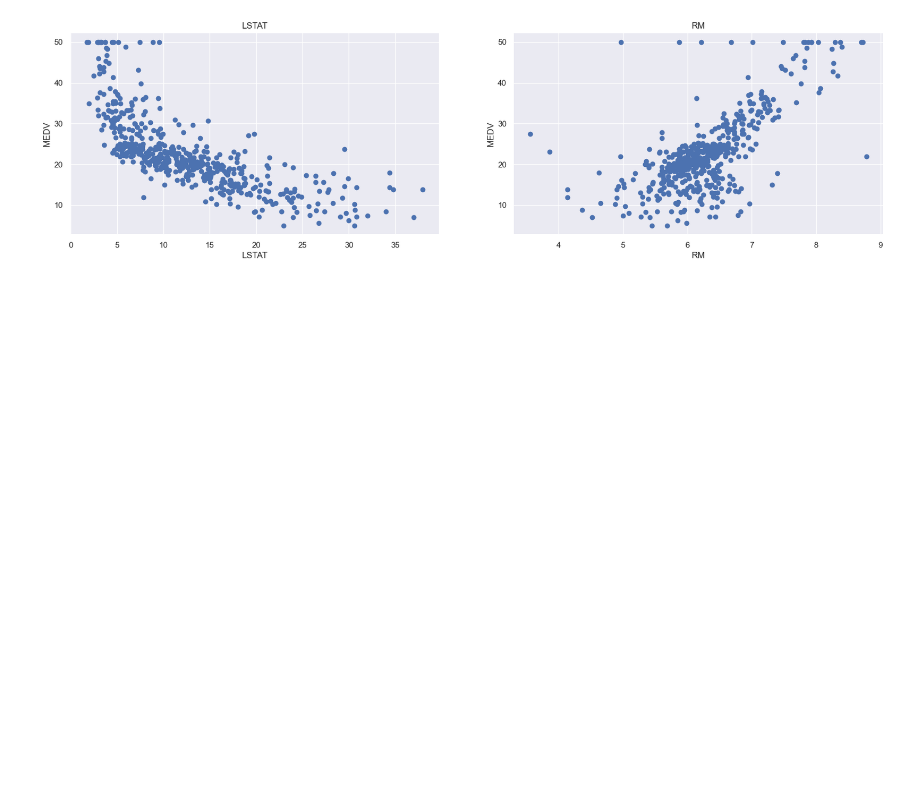
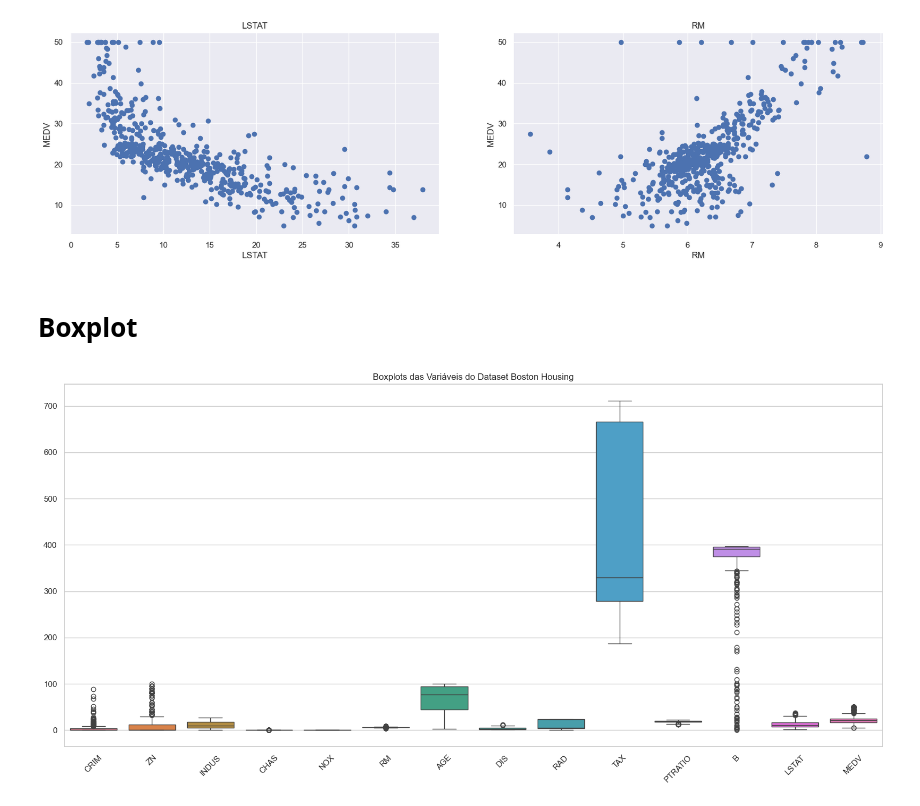
Before and after one commit to aSHUA0/Boston-Housing, a Jupyter notebook: boston-housing/notebooks/graphics.ipynb, the cells around one changed output. Drawn from its saved outputs; the diff is of its cells as text; code cells hidden in the pictures; blank space fills up the shorter version.

```diff
--- a/boston-housing/notebooks/graphics.ipynb
+++ b/boston-housing/notebooks/graphics.ipynb
@@ -45,3 +42,23 @@ for i,col in enumerate(features):
 plt.show()
 # %% [output]
 [figure]
+# %% [markdown]
+# **Boxplot**
+# %%
+# Configuração visual
+sns.set_theme(style="whitegrid")
+
+# Criar figura
+plt.figure(figsize=(16, 8))
+
+# Boxplot para todas as colunas
+sns.boxplot(data=housing)
+
+# Ajustar rótulos
+plt.xticks(rotation=45)
+plt.title("Boxplots das Variáveis do Dataset Boston Housing")
+plt.tight_layout()
+
+plt.show()
+# %% [output]
+[figure, added]
```
Also changed, not shown: parts of 6 cells of this notebook, 3 other files.
